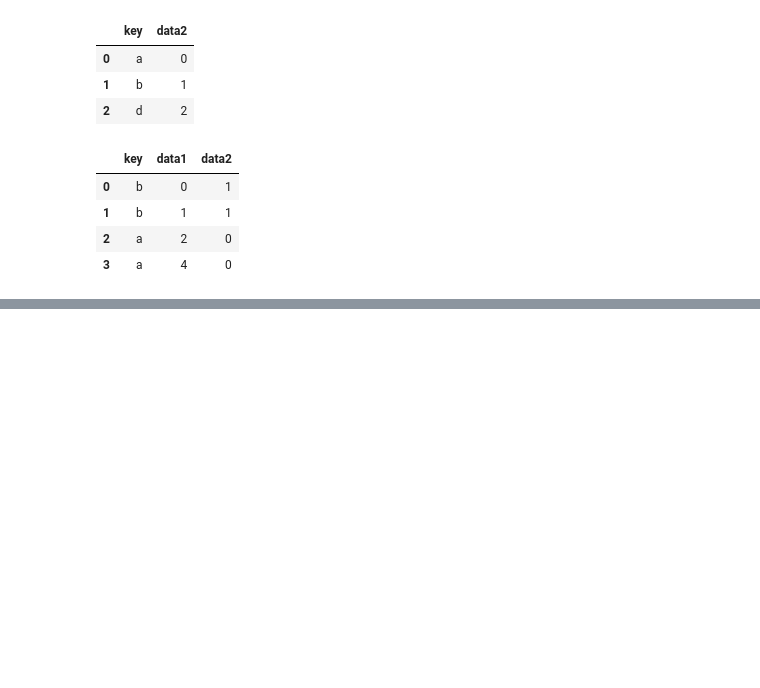
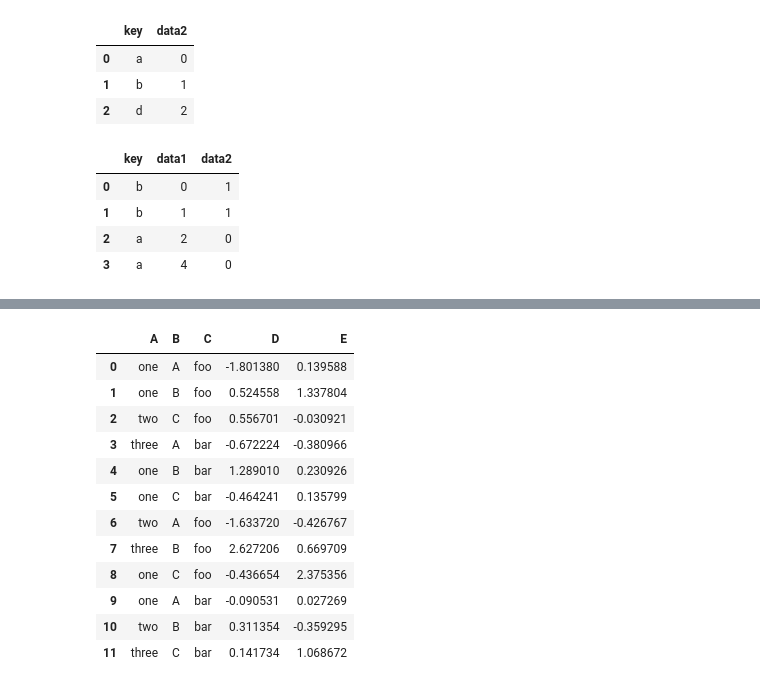
Before and after one commit to slivermaker/ModernAlgorithm, a Jupyter notebook: Code_Matplotlib-NumPy-Pandas/pandas.ipynb, the cells around one changed output, grey strips where cells are left out. Cells and saved outputs as stored; diff of their text form; code cells hidden in the pictures; blank space fills up the shorter version.

```diff
--- a/Code_Matplotlib-NumPy-Pandas/pandas.ipynb
+++ b/Code_Matplotlib-NumPy-Pandas/pandas.ipynb
@@ -580,0 +692,23 @@ pd.merge(df1,df2,on='key')
+# %%
+#数据透视表
+df = pd.DataFrame({'A': ['one', 'one', 'two', 'three'] * 3,
+                'B': ['A', 'B', 'C'] * 4,
+                'C': ['foo', 'foo', 'foo', 'bar', 'bar', 'bar'] * 2,
+                'D': np.random.randn(12),
+                'E': np.random.randn(12)})
+
+df
+# %% [output]
+|  | A | B | C | D | E |
+| 0 | one | A | foo | -1.801380 | 0.139588 |
+| 1 | one | B | foo | 0.524558 | 1.337804 |
+| 2 | two | C | foo | 0.556701 | -0.030921 |
+| 3 | three | A | bar | -0.672224 | -0.380966 |
+| 4 | one | B | bar | 1.289010 | 0.230926 |
+| 5 | one | C | bar | -0.464241 | 0.135799 |
+| 6 | two | A | foo | -1.633720 | -0.426767 |
+| 7 | three | B | foo | 2.627206 | 0.669709 |
+| 8 | one | C | foo | -0.436654 | 2.375356 |
+| 9 | one | A | bar | -0.090531 | 0.027269 |
+| 10 | two | B | bar | 0.311354 | -0.359295 |
+| 11 | three | C | bar | 0.141734 | 1.068672 |
```
Also changed, not shown: parts of 60 cells of this notebook.
